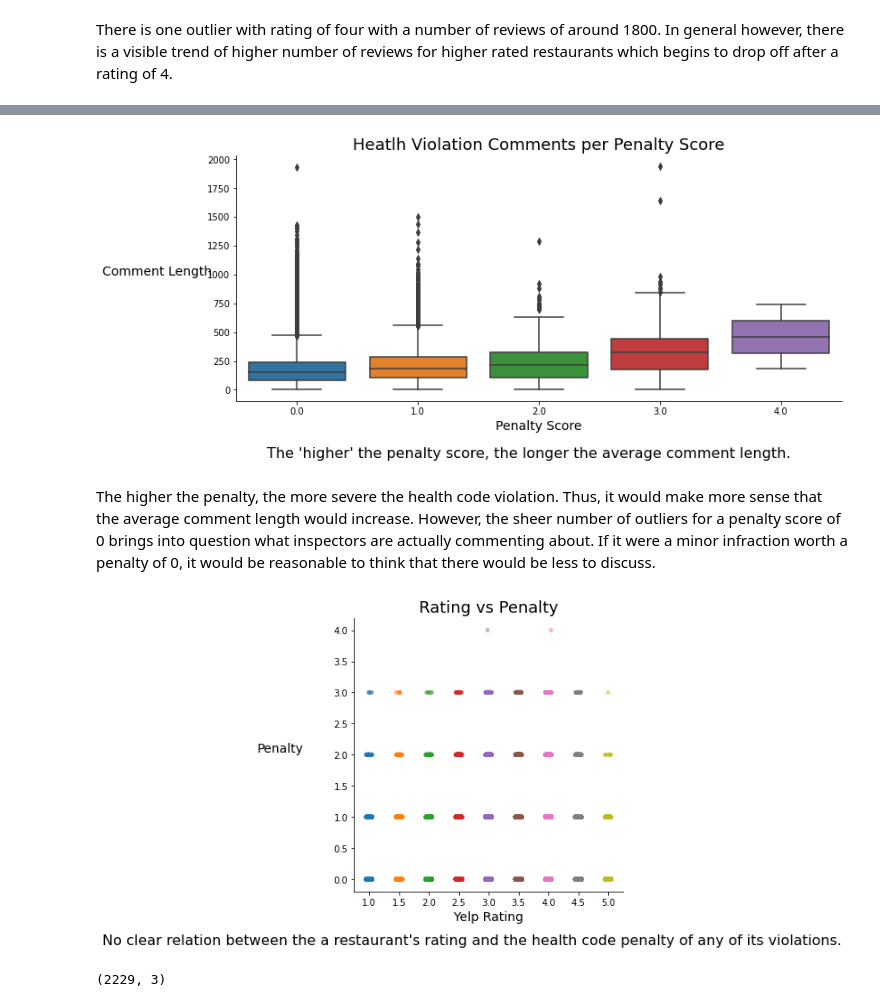
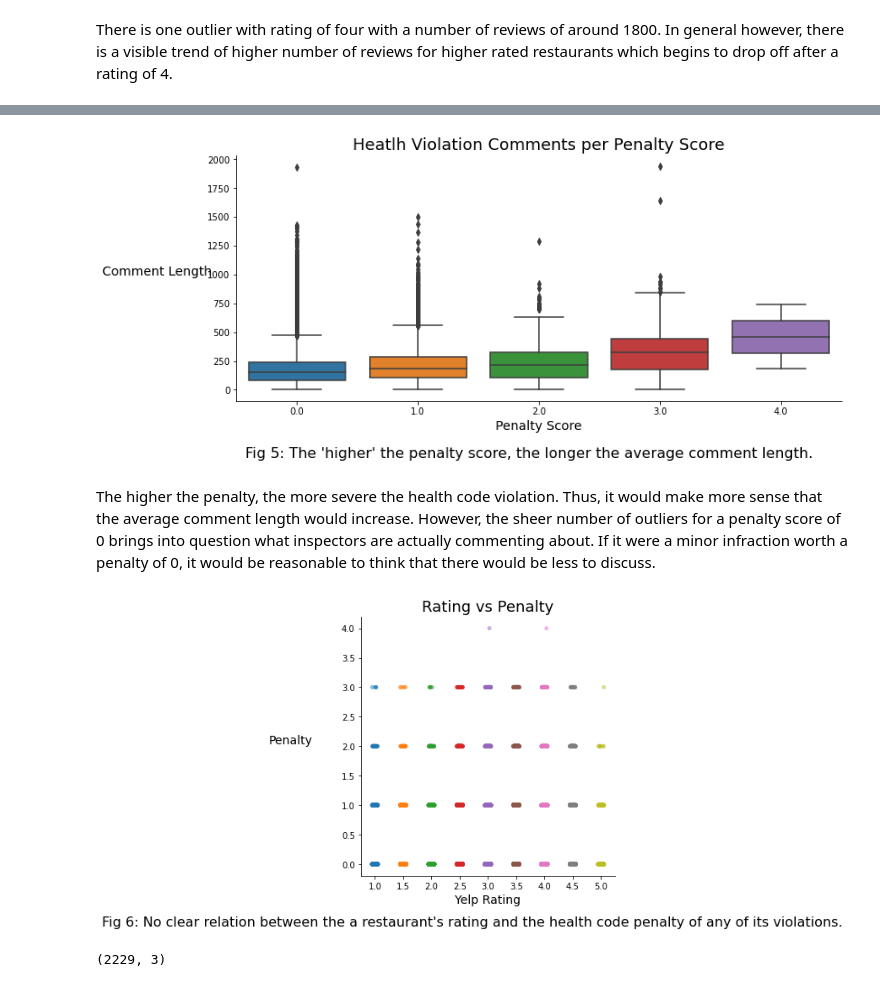
Before and after one commit to COGS108/individual_sp20, a Jupyter notebook: final_project/FinalProject_student-of.ipynb, the cells around one changed output, grey strips where cells are left out. Drawn from its saved outputs; the diff is of its cells as text; code cells hidden in the pictures.

```diff
--- a/final_project/FinalProject_student-of.ipynb
+++ b/final_project/FinalProject_student-of.ipynb
@@ -539,7 +539,7 @@ penalty_comment_length_plot.set_xlabel("Penalty Score", fontsize=14)
 penalty_comment_length_plot.set_ylabel("Comment Length", rotation=0,labelpad=55, fontsize=14)
 penalty_comment_length_plot.set_title("Heatlh Violation Comments per Penalty Score", fontsize=18)
 
-caption = "The \'higher\' the penalty score, the longer the average comment length."
+caption = "Fig 5: The \'higher\' the penalty score, the longer the average comment length."
 plt.figtext(0.5, -0.05, caption, wrap=True, horizontalalignment='center', fontsize=16);
 
 penalty_comment_length_plot = plt.gcf()
@@ -547,22 +547,22 @@ penalty_comment_length_plot.set_size_inches(12, 5, forward=True)
 
 sns.despine(penalty_comment_length_plot)
 # %% [output]
-[figure, old version]
+[figure, new version]
 # %% [markdown]
 The higher the penalty, the more severe the health code violation. Thus, it would make more sense that the average comment length would increase. However, the sheer number of outliers for a penalty score of 0 brings into question what inspectors are actually commenting about. If it were a minor infraction worth a penalty of 0, it would be reasonable to think that there would be less to discuss.
 # %%
 rating_penalty_plot = sns.catplot(x="rating", y="penalty", data=violation_full_df, alpha=0.5)
 
 rating_penalty_plot = plt.gca()
 
 rating_penalty_plot.set_xlabel("Yelp Rating", fontsize=14)
 rating_penalty_plot.set_ylabel("Penalty", rotation=0,labelpad=60, fontsize=14)
 rating_penalty_plot.set_title("Rating vs Penalty", fontsize=18)
 
-caption = "No clear relation between the a restaurant's rating and the health code penalty of any of its violations."
+caption = "Fig 6: No clear relation between the a restaurant's rating and the health code penalty of any of its violations."
 plt.figtext(0.5, -0.05, caption, wrap=True, horizontalalignment='center', fontsize=16);
 # %% [output]
-[figure, old version]
+[figure, new version]
 # %%
 restaurants_df_clean.shape
 # %% [output]
```
Also changed, not shown: parts of 19 cells of this notebook.
